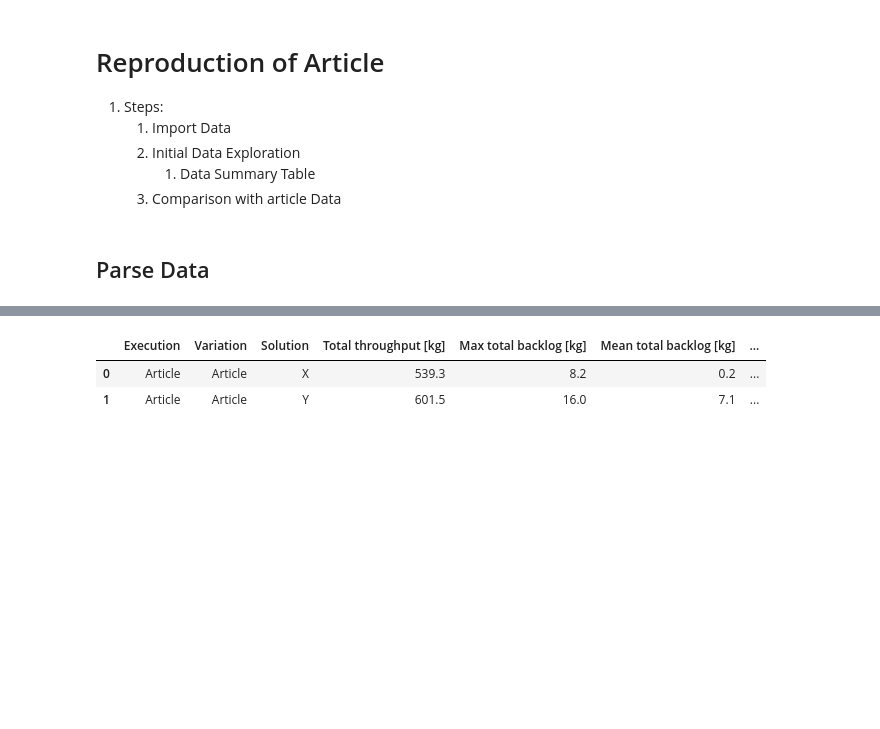
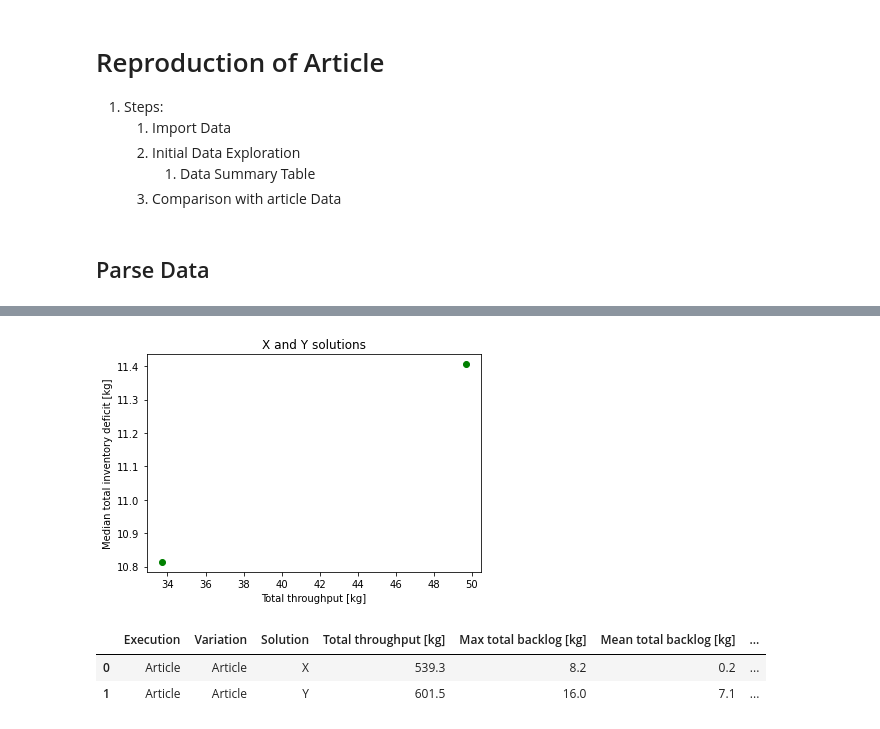
Before and after one commit to DTKx/capacityplanpy, a Jupyter notebook: 02_implementacao/parse_raw.ipynb, the cells around one changed output, grey strips where cells are left out. Cells and saved outputs as stored; diff of their text form; code cells hidden in the pictures; blank space fills up the shorter version.

```diff
--- a/02_implementacao/parse_raw.ipynb
+++ b/02_implementacao/parse_raw.ipynb
@@ -66,3 +63,14 @@ df_ind
+# %%
+import matplotlib.pyplot as plt
+x=np.array(df_ind['Total throughput [kg]'])
+y=np.array(df_ind['Median total inventory deficit [kg]'])
+plt.scatter(x,y,c="g",label="Pareto Front")
+plt.title('X and Y solutions')
+plt.xlabel('Total throughput [kg]')
+plt.ylabel('Median total inventory deficit [kg]')
+plt.show()
+# %% [output]
+[figure, added]
 # %%
 # Import from csv
 file_name='df_ind_base.csv'
```
Also changed, not shown: parts of 9 cells of this notebook, 4 other files.
